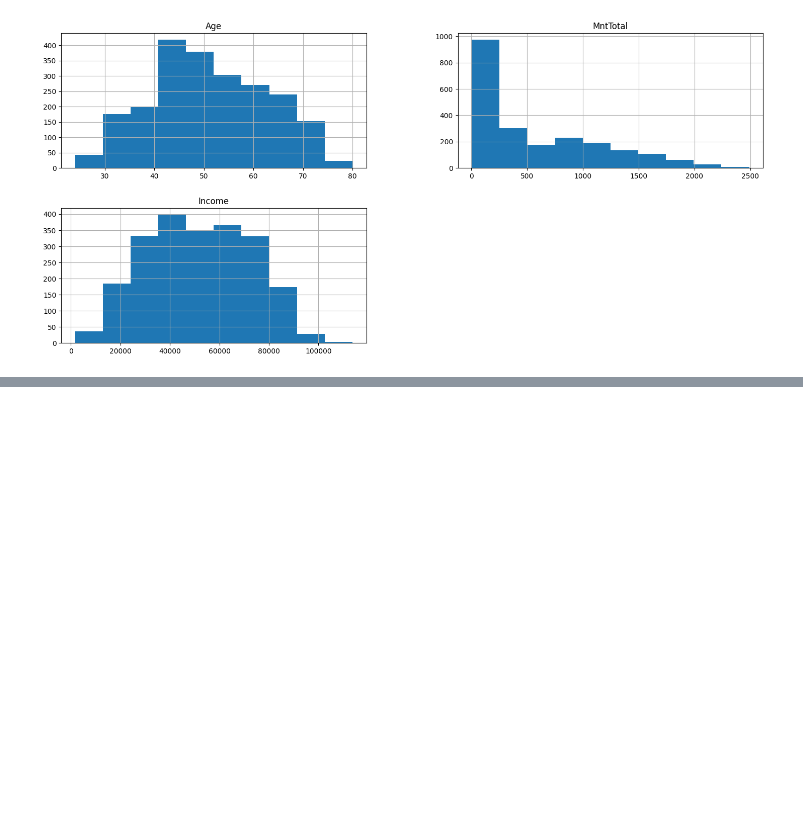
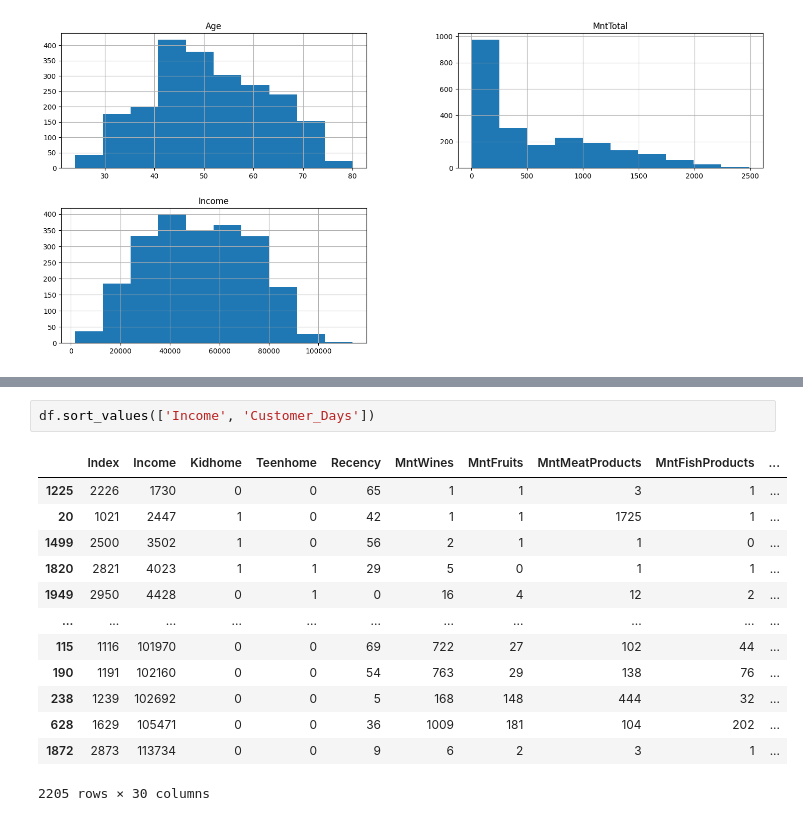
Before and after one commit to evertonenrico/Ifood_Insights, a Jupyter notebook: Ifood_Dataset/Import_DataSet_Ifood.ipynb, the cells around one changed output, grey strips where cells are left out. Saved outputs shown, nothing was run; the diff lists cells and outputs as text; blank space fills up the shorter version.

```diff
--- a/Ifood_Dataset/Import_DataSet_Ifood.ipynb
+++ b/Ifood_Dataset/Import_DataSet_Ifood.ipynb
@@ -149,0 +209,16 @@ array([[<Axes: title={'center': 'Age'}>,
+# %%
+df.sort_values(['Income', 'Customer_Days'])
+# %% [output]
+|  | Index | Income | Kidhome | Teenhome | Recency | MntWines | MntFruits | MntMeatProducts | MntFishProducts | ... |
+| 1225 | 2226 | 1730 | 0 | 0 | 65 | 1 | 1 | 3 | 1 | ... |
+| 20 | 1021 | 2447 | 1 | 0 | 42 | 1 | 1 | 1725 | 1 | ... |
+| 1499 | 2500 | 3502 | 1 | 0 | 56 | 2 | 1 | 1 | 0 | ... |
+| 1820 | 2821 | 4023 | 1 | 1 | 29 | 5 | 0 | 1 | 1 | ... |
+| 1949 | 2950 | 4428 | 0 | 1 | 0 | 16 | 4 | 12 | 2 | ... |
+| ... | ... | ... | ... | ... | ... | ... | ... | ... | ... | ... |
+| 115 | 1116 | 101970 | 0 | 0 | 69 | 722 | 27 | 102 | 44 | ... |
+| 190 | 1191 | 102160 | 0 | 0 | 54 | 763 | 29 | 138 | 76 | ... |
+| 238 | 1239 | 102692 | 0 | 0 | 5 | 168 | 148 | 444 | 32 | ... |
+| 628 | 1629 | 105471 | 0 | 0 | 36 | 1009 | 181 | 104 | 202 | ... |
+| 1872 | 2873 | 113734 | 0 | 0 | 9 | 6 | 2 | 3 | 1 | ... |
+2205 rows × 30 columns
```
Also changed, not shown: parts of 8 cells of this notebook.
